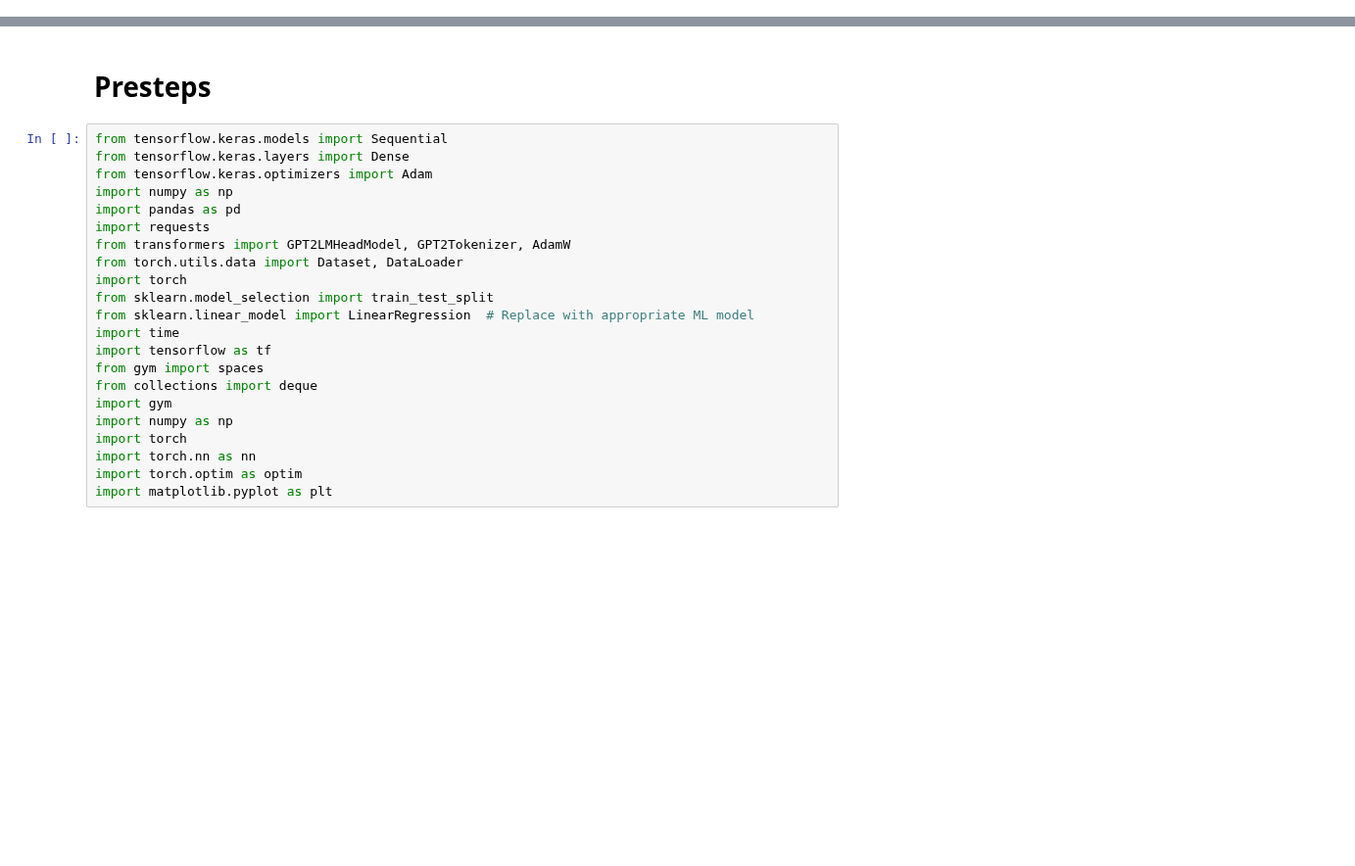
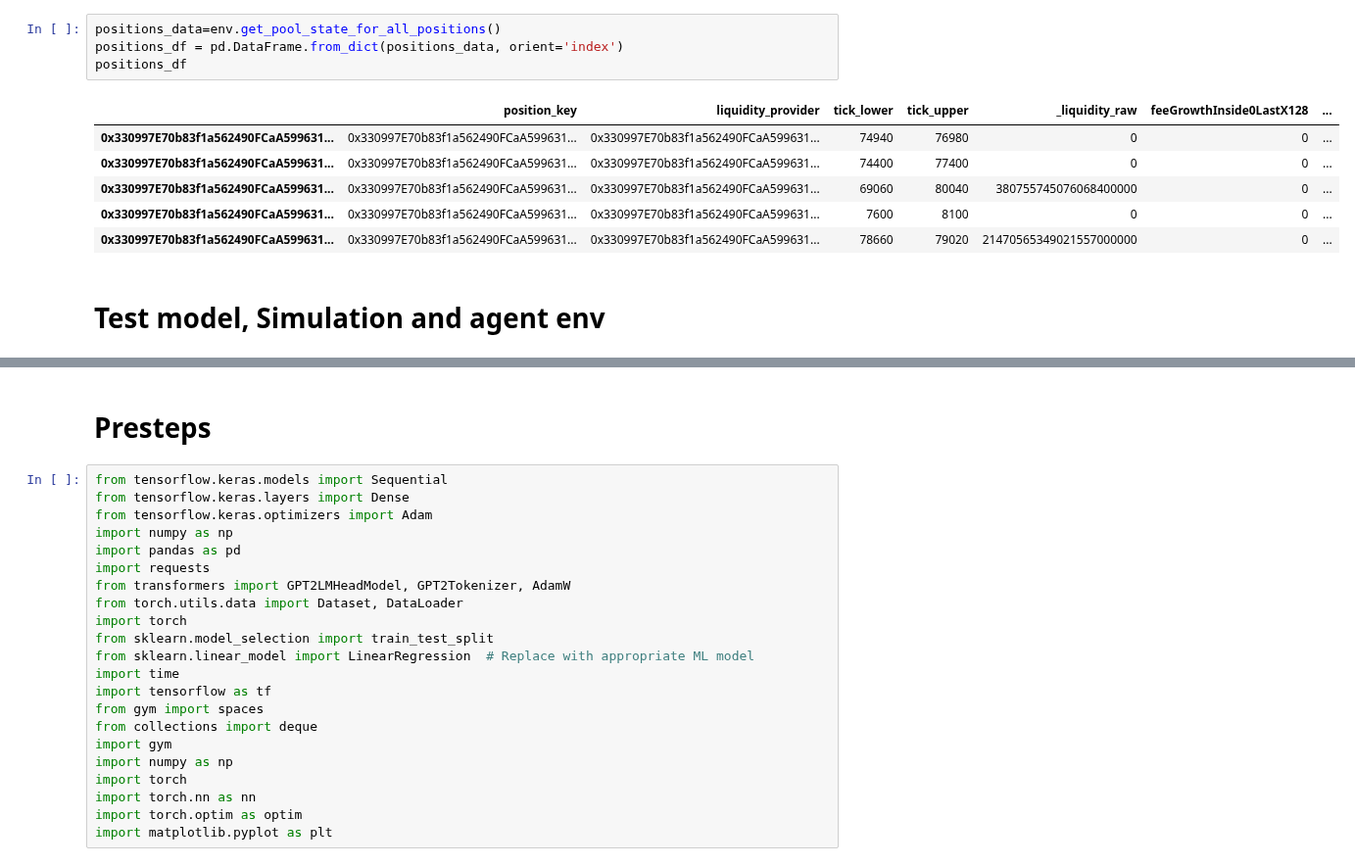
Before and after one commit to idrees535/ILP-V3, a Jupyter notebook: model_ notebooks/ilp_experiments.ipynb, the cells around one changed output, grey strips where cells are left out. Shown at 98% size. Saved outputs shown, nothing was run; the diff lists cells and outputs as text; blank space fills up the shorter version.

```diff
--- a/model_ notebooks/ilp_experiments.ipynb
+++ b/model_ notebooks/ilp_experiments.ipynb
@@ -579,0 +1174,13 @@ By modeling both types of actions, you create a more realistic simulation enviro
+# %%
+positions_data=env.get_pool_state_for_all_positions()
+positions_df = pd.DataFrame.from_dict(positions_data, orient='index')
+positions_df
+# %% [output]
+|  | position_key | liquidity_provider | tick_lower | tick_upper | _liquidity_raw | feeGrowthInside0LastX128 | ... |
+| 0x330997E70b83f1a562490FCaA599631... | 0x330997E70b83f1a562490FCaA599631... | 0x330997E70b83f1a562490FCaA599631... | 74940 | 76980 | 0 | 0 | ... |
+| 0x330997E70b83f1a562490FCaA599631... | 0x330997E70b83f1a562490FCaA599631... | 0x330997E70b83f1a562490FCaA599631... | 74400 | 77400 | 0 | 0 | ... |
+| 0x330997E70b83f1a562490FCaA599631... | 0x330997E70b83f1a562490FCaA599631... | 0x330997E70b83f1a562490FCaA599631... | 69060 | 80040 | 380755745076068400000 | 0 | ... |
+| 0x330997E70b83f1a562490FCaA599631... | 0x330997E70b83f1a562490FCaA599631... | 0x330997E70b83f1a562490FCaA599631... | 7600 | 8100 | 0 | 0 | ... |
+| 0x330997E70b83f1a562490FCaA599631... | 0x330997E70b83f1a562490FCaA599631... | 0x330997E70b83f1a562490FCaA599631... | 78660 | 79020 | 21470565349021557000000 | 0 | ... |
+# %% [markdown]
+# Test model, Simulation and agent env
```
Also changed, not shown: parts of 46 cells of this notebook, 44 other files.
